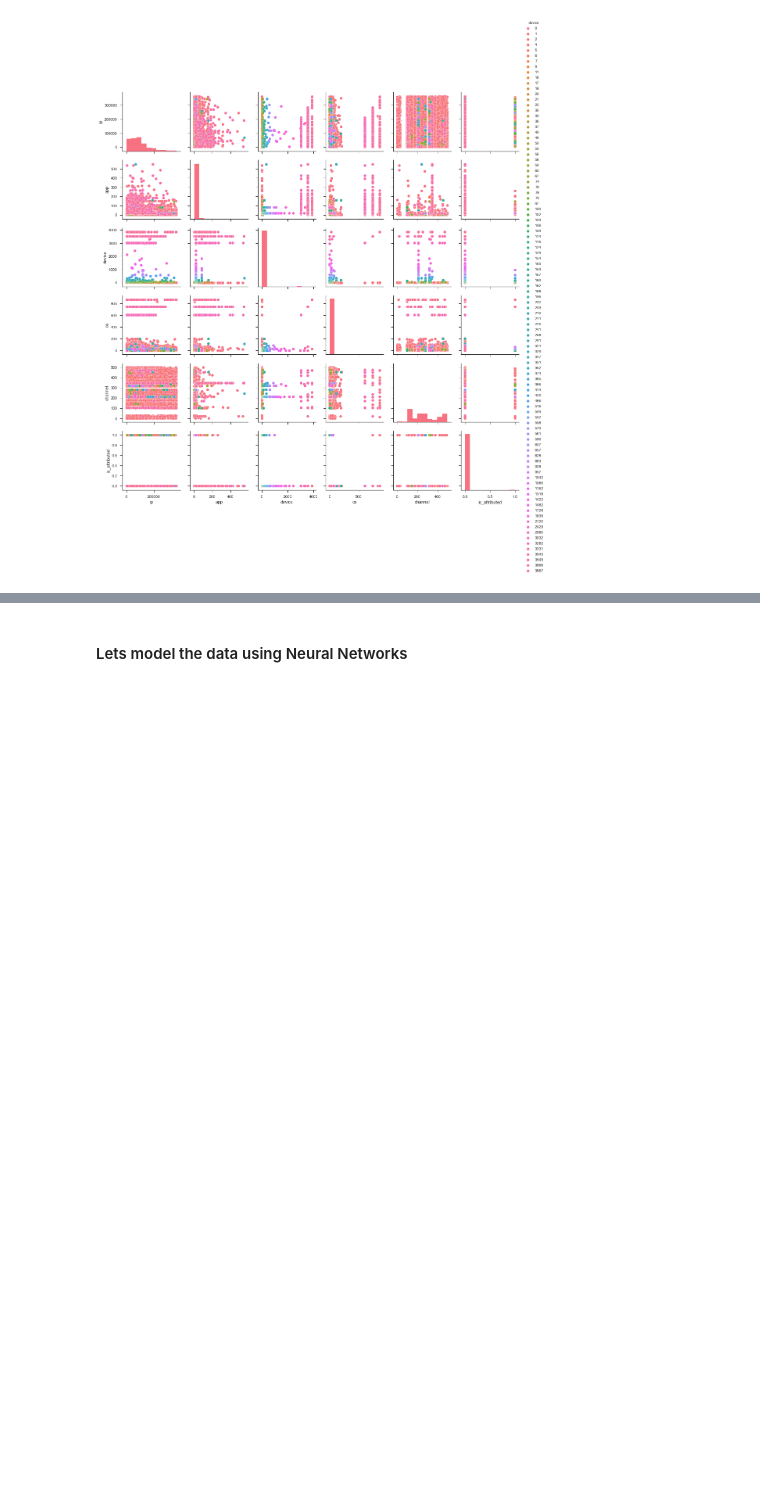
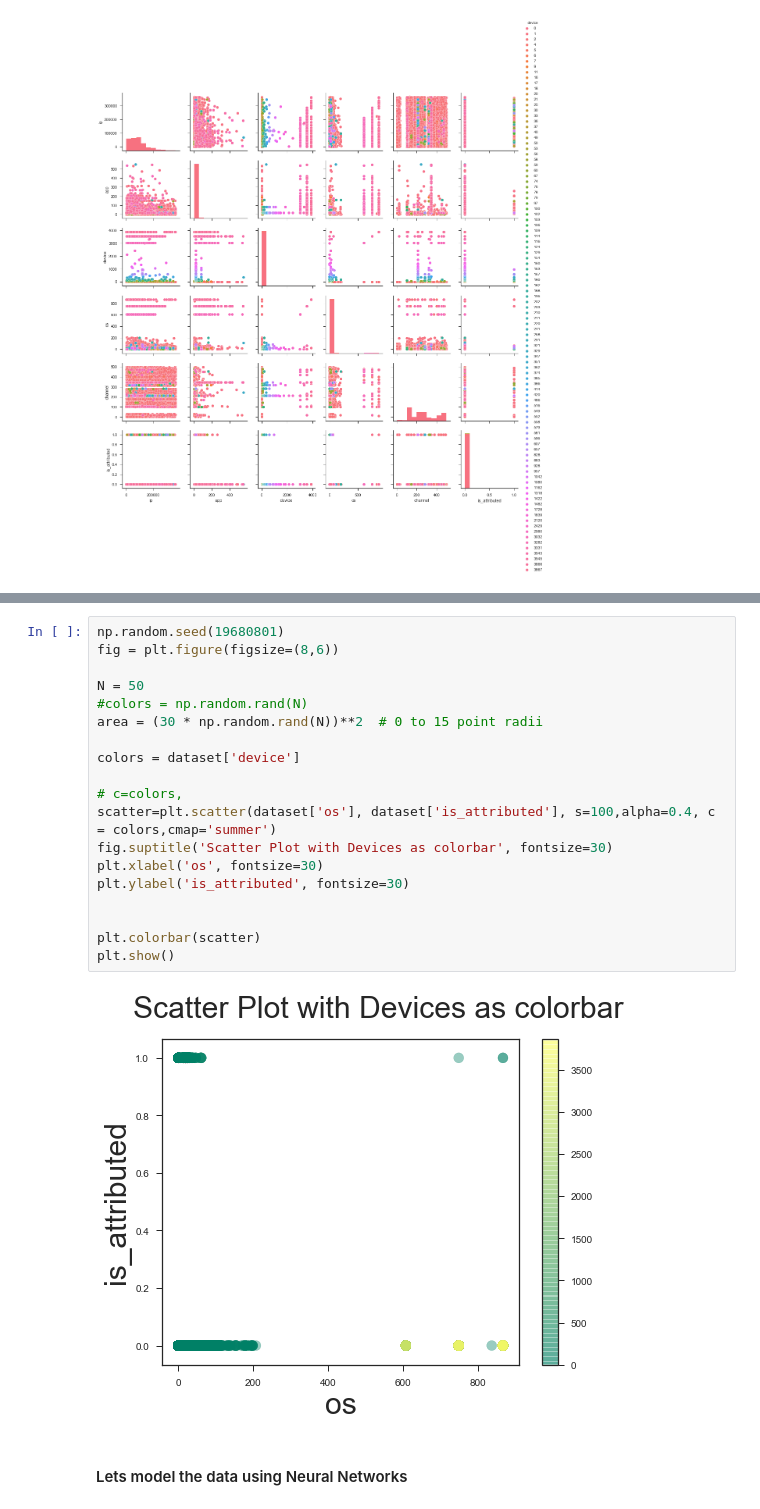
Before and after one commit to ChiruGit/MLProject, a Jupyter notebook: ML_Fall_FinalProject.ipynb, the cells around one changed output, grey strips where cells are left out. Saved outputs shown, nothing was run; the diff lists cells and outputs as text; blank space fills up the shorter version.

```diff
--- a/ML_Fall_FinalProject.ipynb
+++ b/ML_Fall_FinalProject.ipynb
@@ -92,3 +103,24 @@ plt.show()
+# %%
+np.random.seed(19680801)
+fig = plt.figure(figsize=(8,6))
+
+N = 50
+#colors = np.random.rand(N)
+area = (30 * np.random.rand(N))**2  # 0 to 15 point radii
+
+colors = dataset['device']
+
+# c=colors,
+scatter=plt.scatter(dataset['os'], dataset['is_attributed'], s=100,alpha=0.4, c = colors,cmap='summer')
+fig.suptitle('Scatter Plot with Devices as colorbar', fontsize=30)
+plt.xlabel('os', fontsize=30)
+plt.ylabel('is_attributed', fontsize=30)
+
+
+plt.colorbar(scatter)
+plt.show()
+# %% [output]
+[figure, added]
 # %% [markdown]
 #### Lets model the data using Neural Networks
 # %%
```
Also changed, not shown: parts of 23 cells of this notebook, 4 other files.
